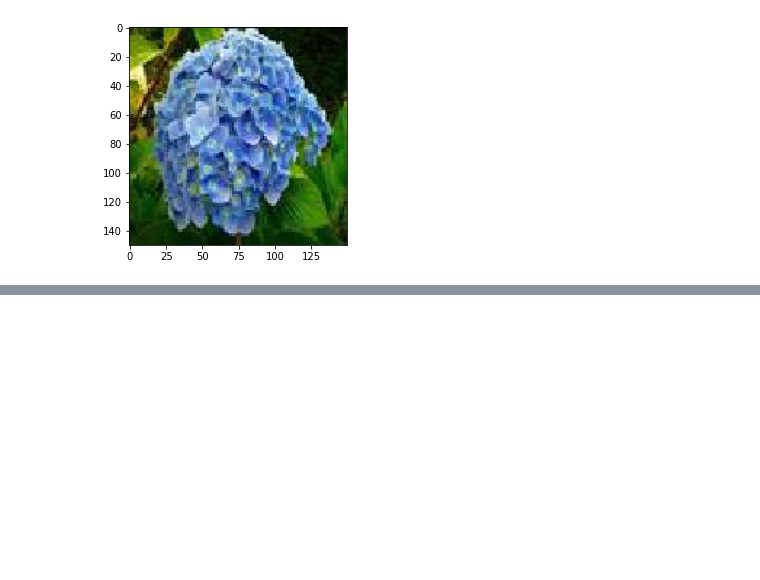
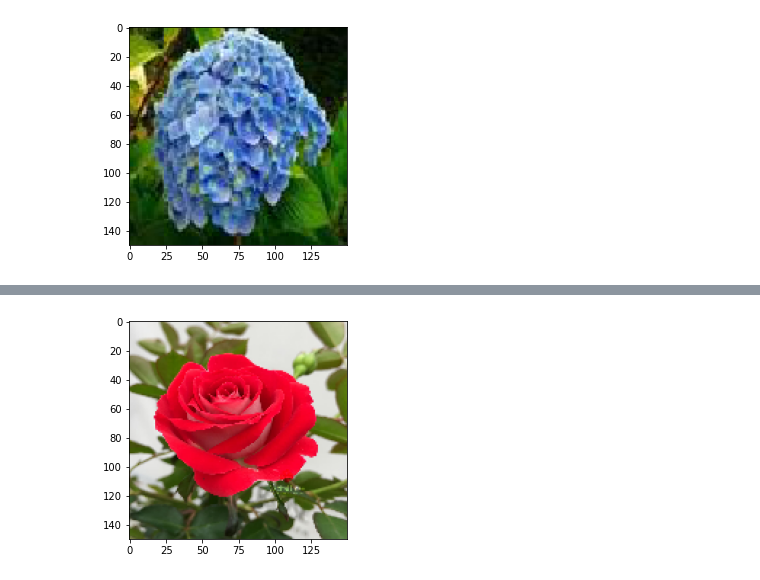
Before and after one commit to DuongDuyThoai/b-i-t-p, a Jupyter notebook: nhandienhoa.ipynb, the cells around one changed output, grey strips where cells are left out. Saved outputs shown, nothing was run; the diff lists cells and outputs as text; code cells hidden in the pictures; blank space fills up the shorter version.

Commit message:
Được tạo bằng Colaboratory

```diff
--- a/nhandienhoa.ipynb
+++ b/nhandienhoa.ipynb
@@ -25,6 +26,6 @@ test  train
 # %%
 train_data = ImageDataGenerator(rescale=1./255, shear_range=0.2, zoom_range=0.2, horizontal_flip=True)
-train_set = train_data.flow_from_directory('/content/gdrive/MyDrive/nhan_dien_hoa/train',target_size=(150,150), batch_size=32, class_mode='categorical')
+train_set = train_data.flow_from_directory('/content/gdrive/MyDrive/Colab Notebooks/nhan_dien_hoa/train',target_size=(150,150), batch_size=32, class_mode='categorical')
 # %% [output]
 Found 75 images belonging to 3 classes.
 # %%
@@ -76,5 +77,5 @@ Non-trainable params: 0
 _________________________________________________________________
 # %%
 model.compile(optimizer='adam',loss='categorical_crossentropy',metrics=['accuracy'])
-model.fit(train_set,epochs=100,batch_size=128,verbose=1, validation_data=test_set, callbacks=[EarlyStopping(monitor='val_loss', patience=20)])
+model.fit(train_set,epochs=100,batch_size=128,verbose=1)
 # %% [output]
@@ -123,3 +124,14 @@ print("Đây là hoa:", class_hoa[a])
 1/1 [==============================] - 0s 85ms/step
 Đây là hoa: camtucau
 [figure]
+# %%
+img = load_img('/content/IMG_1741.jpg',target_size = (150,150))
+plt.imshow(img)
+img=img_to_array(img)
+img=img.astype('float32')
+img=img/255
+img=np.expand_dims(img,axis=0)
+class_hoa=['camtucau','hong','ly']
+a= int(np.argmax(model.predict(img),axis=1))
+print("Đây là hoa:", class_hoa[a])
+# %% [output]
@@ -125,0 +140 @@ print("Đây là hoa:", class_hoa[a])
+[figure, added]
```
Also changed, not shown: parts of 9 cells of this notebook.
